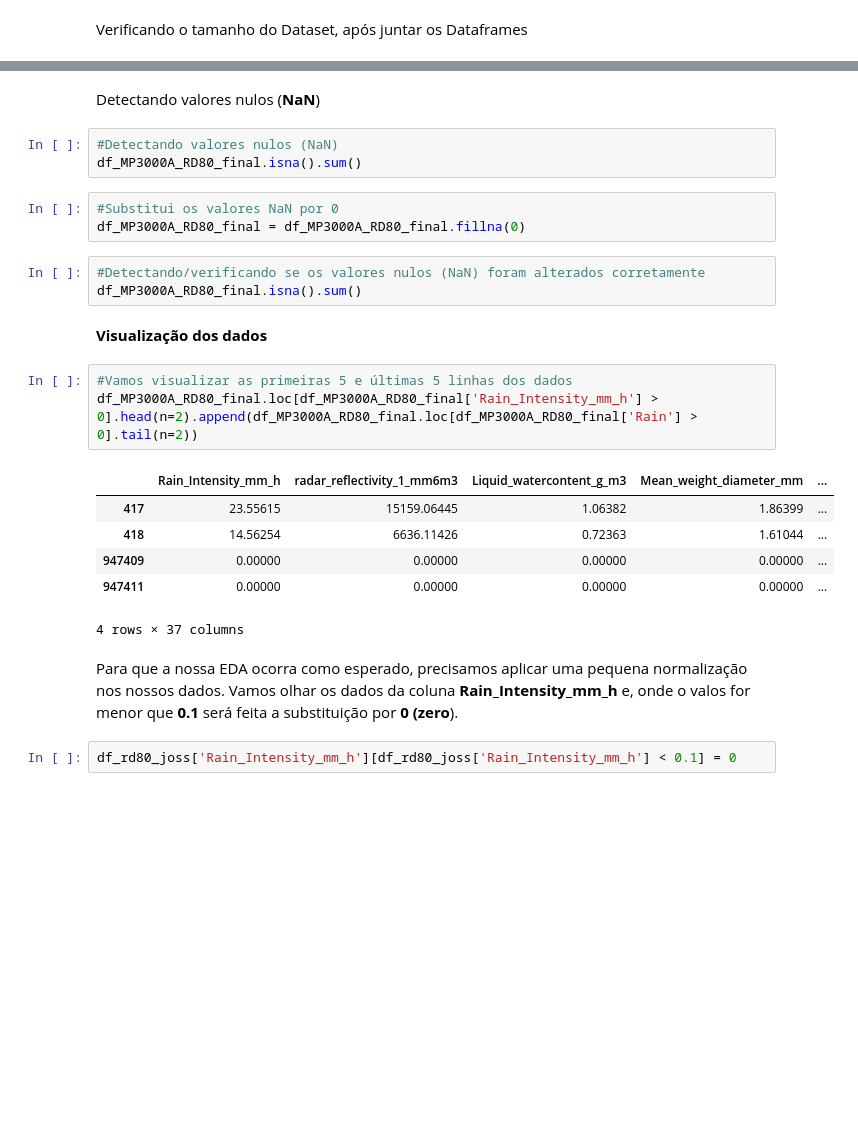
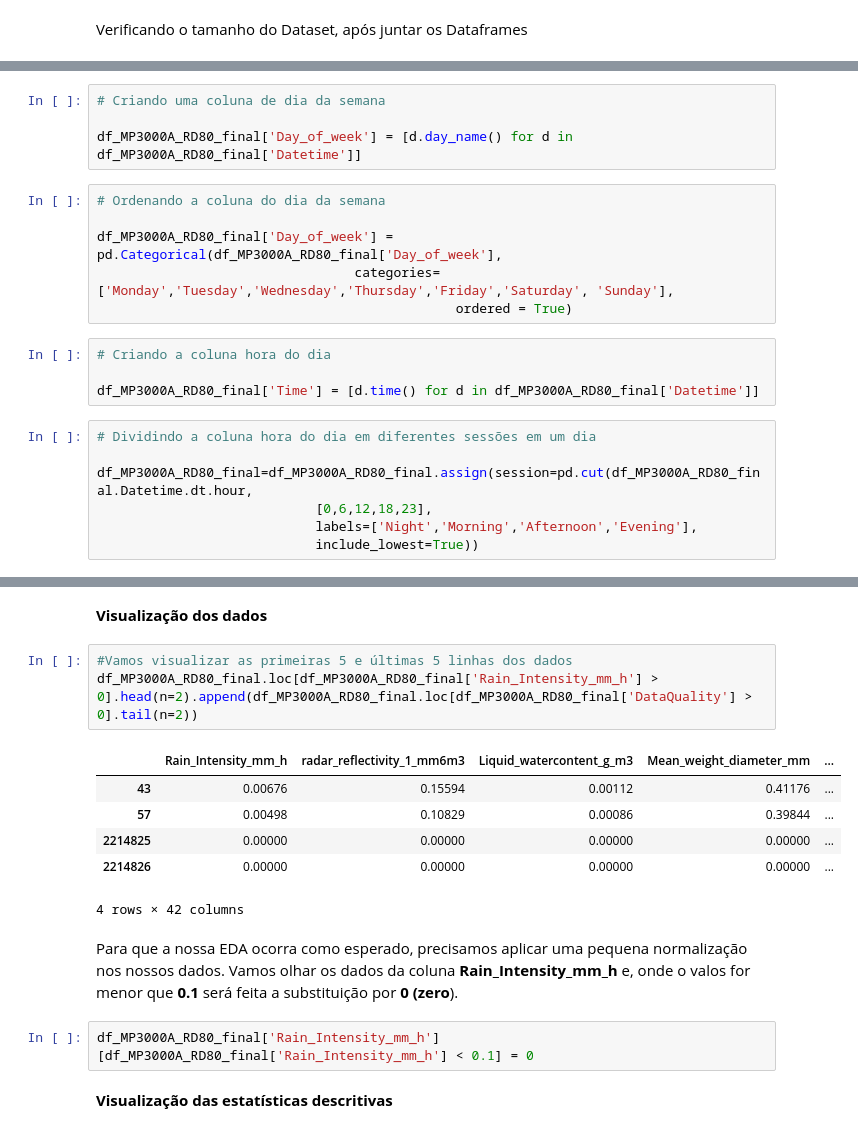
Before and after one commit to lourencocavalcante/Introduction-to-Data-Science, a Jupyter notebook: INPE_CAP394_2022_Atv01_parte2_Lourenco.ipynb, the cells around one changed output, grey strips where cells are left out. Drawn from its saved outputs; the diff is of its cells as text; blank space fills up the shorter version.

```diff
--- a/INPE_CAP394_2022_Atv01_parte2_Lourenco.ipynb
+++ b/INPE_CAP394_2022_Atv01_parte2_Lourenco.ipynb
@@ -212,3 +343,24 @@ Tamanho do dataset:  2214827 , quantiade de atributos:  37
+# %%
+# Criando uma coluna de dia da semana
+
+df_MP3000A_RD80_final['Day_of_week'] = [d.day_name() for d in df_MP3000A_RD80_final['Datetime']]
+# %%
+# Ordenando a coluna do dia da semana
+
+df_MP3000A_RD80_final['Day_of_week'] = pd.Categorical(df_MP3000A_RD80_final['Day_of_week'],
+                                 categories= ['Monday','Tuesday','Wednesday','Thursday','Friday','Saturday', 'Sunday'],
+                                              ordered = True)
+# %%
+# Criando a coluna hora do dia
+
+df_MP3000A_RD80_final['Time'] = [d.time() for d in df_MP3000A_RD80_final['Datetime']]
+# %%
+# Dividindo a coluna hora do dia em diferentes sessões em um dia
+
+df_MP3000A_RD80_final=df_MP3000A_RD80_final.assign(session=pd.cut(df_MP3000A_RD80_final.Datetime.dt.hour,
+                            [0,6,12,18,23],
+                            labels=['Night','Morning','Afternoon','Evening'],
+                            include_lowest=True))
 # %%
 df_MP3000A_RD80_final.columns
 # %% [output]
@@ -224,28 +377,19 @@ Index(['Rain_Intensity_mm_h', 'radar_reflectivity_1_mm6m3',
       dtype='object')
-# %% [markdown]
-Detectando valores nulos (**NaN**)
-# %%
-#Detectando valores nulos (NaN)
-df_MP3000A_RD80_final.isna().sum()
-# %%
-#Substitui os valores NaN por 0
-df_MP3000A_RD80_final = df_MP3000A_RD80_final.fillna(0)
-# %%
-#Detectando/verificando se os valores nulos (NaN) foram alterados corretamente
-df_MP3000A_RD80_final.isna().sum()
 # %% [markdown]
 **Visualização dos dados**
 # %%
 #Vamos visualizar as primeiras 5 e últimas 5 linhas dos dados
-df_MP3000A_RD80_final.loc[df_MP3000A_RD80_final['Rain_Intensity_mm_h'] > 0].head(n=2).append(df_MP3000A_RD80_final.loc[df_MP3000A_RD80_final['Rain'] > 0].tail(n=2))
+df_MP3000A_RD80_final.loc[df_MP3000A_RD80_final['Rain_Intensity_mm_h'] > 0].head(n=2).append(df_MP3000A_RD80_final.loc[df_MP3000A_RD80_final['DataQuality'] > 0].tail(n=2))
 # %% [output]
 |  | Rain_Intensity_mm_h | radar_reflectivity_1_mm6m3 | Liquid_watercontent_g_m3 | Mean_weight_diameter_mm | ... |
-| 417 | 23.55615 | 15159.06445 | 1.06382 | 1.86399 | ... |
-| 418 | 14.56254 | 6636.11426 | 0.72363 | 1.61044 | ... |
-| 947409 | 0.00000 | 0.00000 | 0.00000 | 0.00000 | ... |
-| 947411 | 0.00000 | 0.00000 | 0.00000 | 0.00000 | ... |
+| 43 | 0.00676 | 0.15594 | 0.00112 | 0.41176 | ... |
+| 57 | 0.00498 | 0.10829 | 0.00086 | 0.39844 | ... |
+| 2214825 | 0.00000 | 0.00000 | 0.00000 | 0.00000 | ... |
+| 2214826 | 0.00000 | 0.00000 | 0.00000 | 0.00000 | ... |
-4 rows × 37 columns
+4 rows × 42 columns
 # %% [markdown]
 Para que a nossa EDA ocorra como esperado, precisamos aplicar uma pequena normalização nos nossos dados. Vamos olhar os dados da coluna **Rain_Intensity_mm_h** e, onde o valos for menor que **0.1** será feita a substituição por **0 (zero**).
 # %%
-df_rd80_joss['Rain_Intensity_mm_h'][df_rd80_joss['Rain_Intensity_mm_h'] < 0.1] = 0
+df_MP3000A_RD80_final['Rain_Intensity_mm_h'][df_MP3000A_RD80_final['Rain_Intensity_mm_h'] < 0.1] = 0
+# %% [markdown]
+**Visualização das estatísticas descritivas**
```
Also changed, not shown: parts of 45 cells of this notebook.
